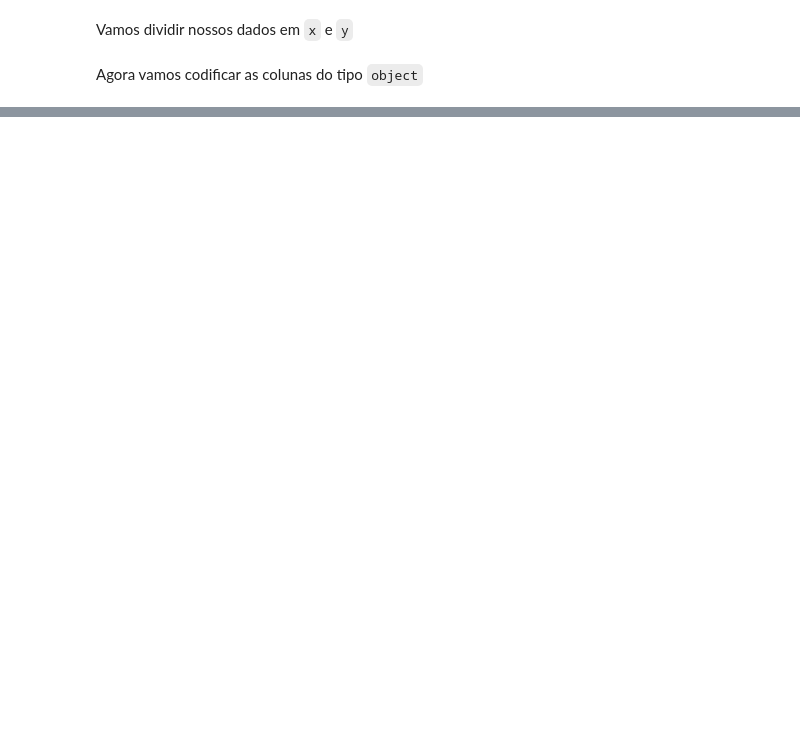
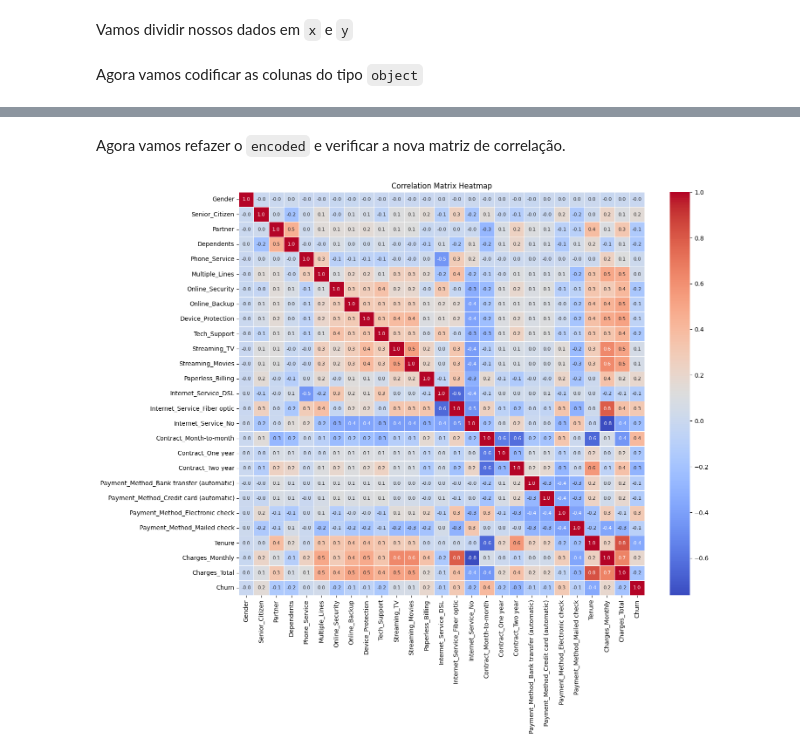
Before and after one commit to rafaelreisramos/oracle-one, a Jupyter notebook: challenge-telecom-x-parte_2/TelecomX_BR_parte_2.ipynb, the cells around one changed output, grey strips where cells are left out. Drawn from its saved outputs; the diff is of its cells as text; code cells hidden in the pictures; blank space fills up the shorter version.

```diff
--- a/challenge-telecom-x-parte_2/TelecomX_BR_parte_2.ipynb
+++ b/challenge-telecom-x-parte_2/TelecomX_BR_parte_2.ipynb
@@ -65,0 +117,26 @@ Vamos verificar a proporção e balanceamento dos dados.
+# %% [markdown]
+Agora vamos refazer o `encoded` e verificar a nova matriz de correlação.
+# %%
+x = df_transformed.drop('Churn', axis = 1)
+y = df_transformed['Churn']
+
+bool_cols = list(x.select_dtypes(include='bool').columns)
+object_cols = list(x.select_dtypes(include='object').columns)
+
+one_hot = make_column_transformer(
+    (OneHotEncoder(drop='if_binary'), bool_cols),
+    (OneHotEncoder(), object_cols),
+    remainder = 'passthrough',
+    sparse_threshold=0)
+
+x = one_hot.fit_transform(x)
+df_encoded = pd.DataFrame(x, columns = one_hot.get_feature_names_out(cols)).join(df['Churn'])
+
+df_encoded.columns = df_encoded.columns.str.removeprefix('onehotencoder-1__')
+df_encoded.columns = df_encoded.columns.str.removeprefix('onehotencoder-2__')
+df_encoded.columns = df_encoded.columns.str.removeprefix('remainder__')
+df_encoded.columns = df_encoded.columns.str.removesuffix('_True')
+
+plot_correlation_matrix(df_encoded.corr())
+# %% [output]
+[figure, added]
```
Also changed, not shown: parts of 35 cells of this notebook.
